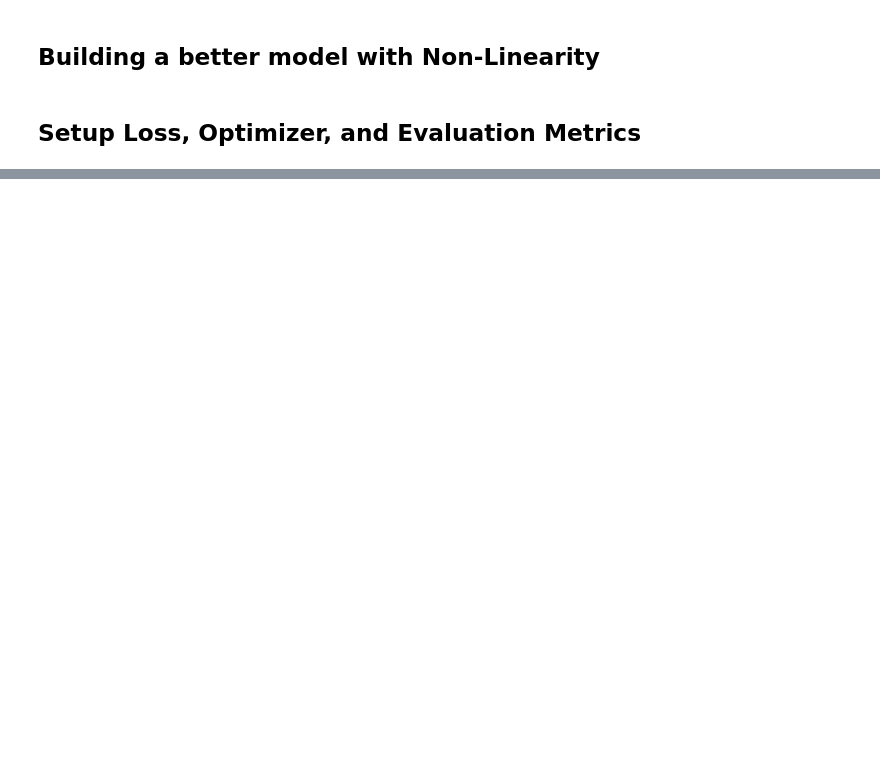
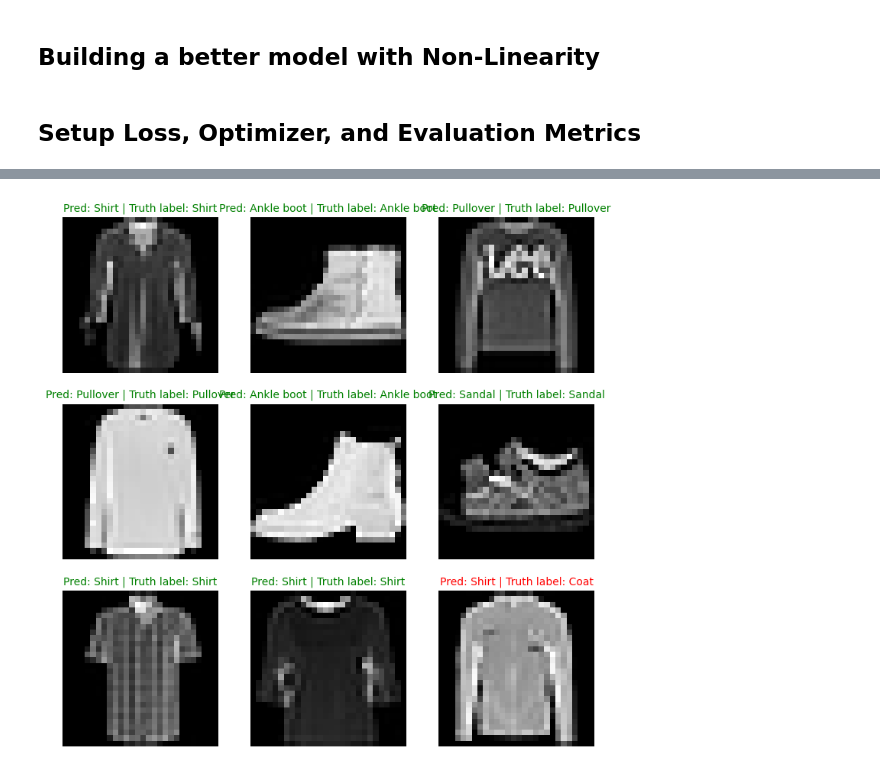
Before and after one commit to vinaynarahari/machineLearningNotebook, a Jupyter notebook: Computer Vision.ipynb, the cells around one changed output, grey strips where cells are left out. Cells and saved outputs as stored; diff of their text form; code cells hidden in the pictures; blank space fills up the shorter version.

```diff
--- a/Computer Vision.ipynb
+++ b/Computer Vision.ipynb
@@ -394,0 +770,38 @@ accuracy_fn = Accuracy(task="multiclass", num_classes= 10)
+# %%
+# plot predictions
+
+plt.figure(figsize=(9,9))
+
+nrows = 3
+
+ncols = 3
+
+for i, sample in enumerate(test_samples):
+    # create subplot
+    plt.subplot(nrows,ncols, i+1)
+
+    # plot target image
+    plt.imshow(sample.squeeze() , cmap="gray")
+
+    #Find the prediction in text form
+
+    pred_label = class_names[pred_classes[i]]
+
+    # get the truth label (in text form )
+
+    truth_label = class_names[test_labels[i]]
+
+    # create a title for the plot
+
+    title_text = f"Pred: {pred_label} | Truth label: {truth_label}"
+
+    #check for equality and change color of the truth label based on that
+
+    if pred_label == truth_label:
+        plt.title(title_text, fontsize = 10, c="g") # green text if prediction is truth
+    else:
+        plt.title(title_text, fontsize= 10, c="r")
+
+    plt.axis(False)
+# %% [output]
+[figure, added]
```
Also changed, not shown: parts of 21 cells of this notebook.
